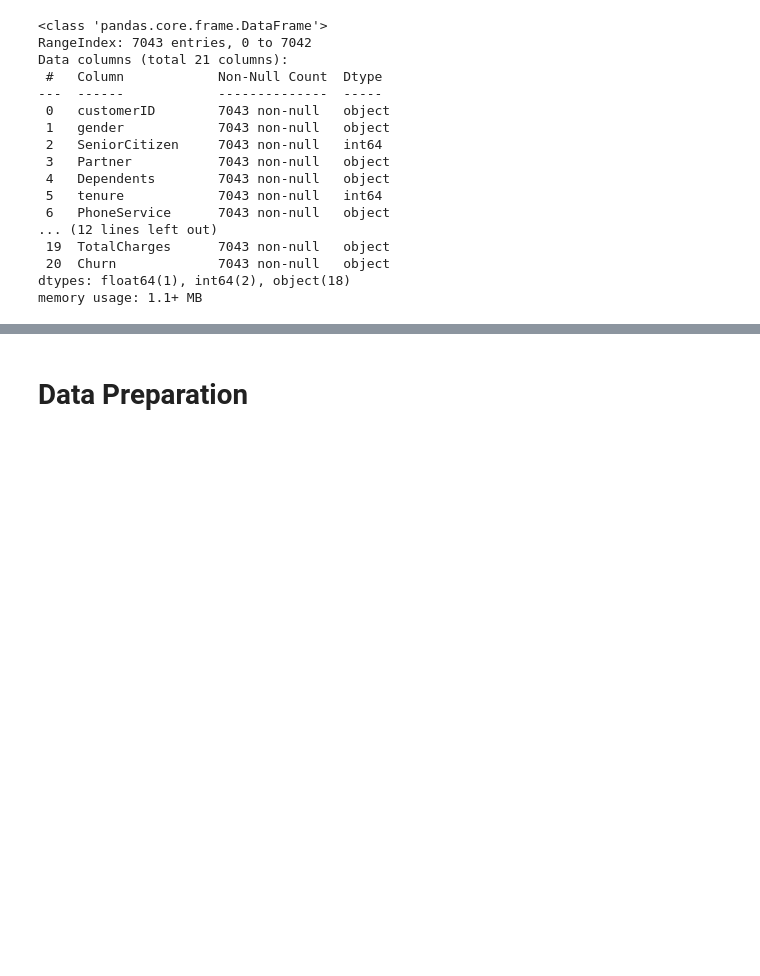
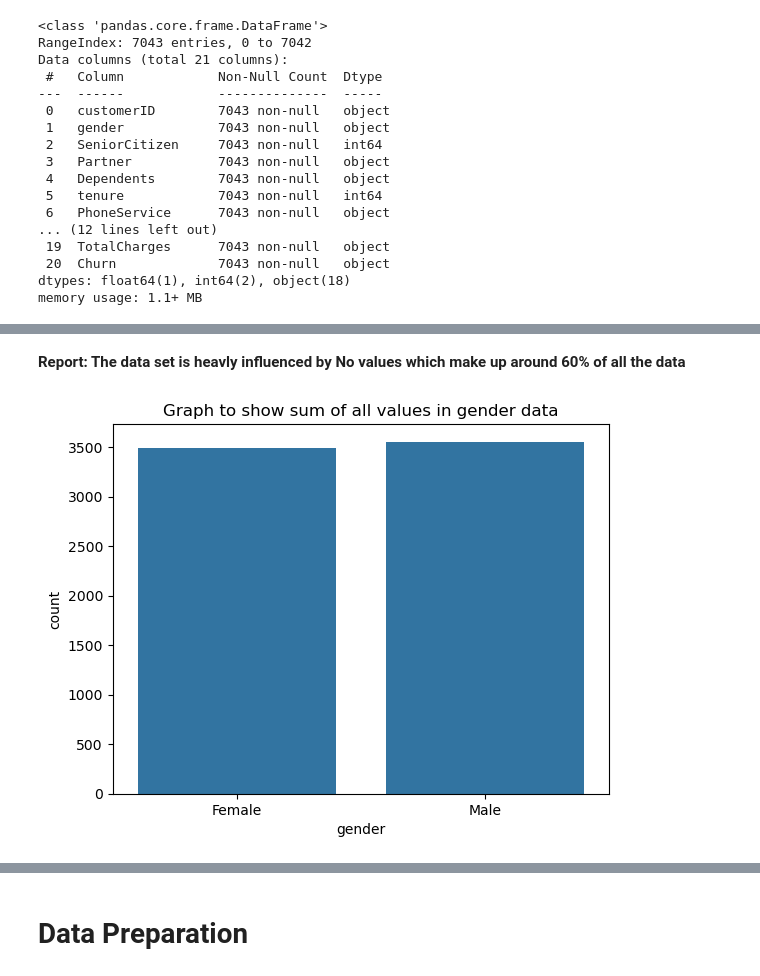
Before and after one commit to Enderphantom01/MLG-381-Assignment-2, a Jupyter notebook: notebooks/Data Exploration and Pre-processing.ipynb, the cells around one changed output, grey strips where cells are left out. Drawn from its saved outputs; the diff is of its cells as text; code cells hidden in the pictures; blank space fills up the shorter version.

```diff
--- a/notebooks/Data Exploration and Pre-processing.ipynb
+++ b/notebooks/Data Exploration and Pre-processing.ipynb
@@ -110,0 +188,8 @@ memory usage: 1.1+ MB
+# %% [markdown]
+**Report: The data set is heavly influenced by No values which make up around 60% of all the data**
+# %%
+sns.countplot(df, x= df['gender'])
+plt.title('Graph to show sum of all values in gender data')
+plt.show()
+# %% [output]
+[figure, added]
```
Also changed, not shown: parts of 152 cells of this notebook, 1 other file.
